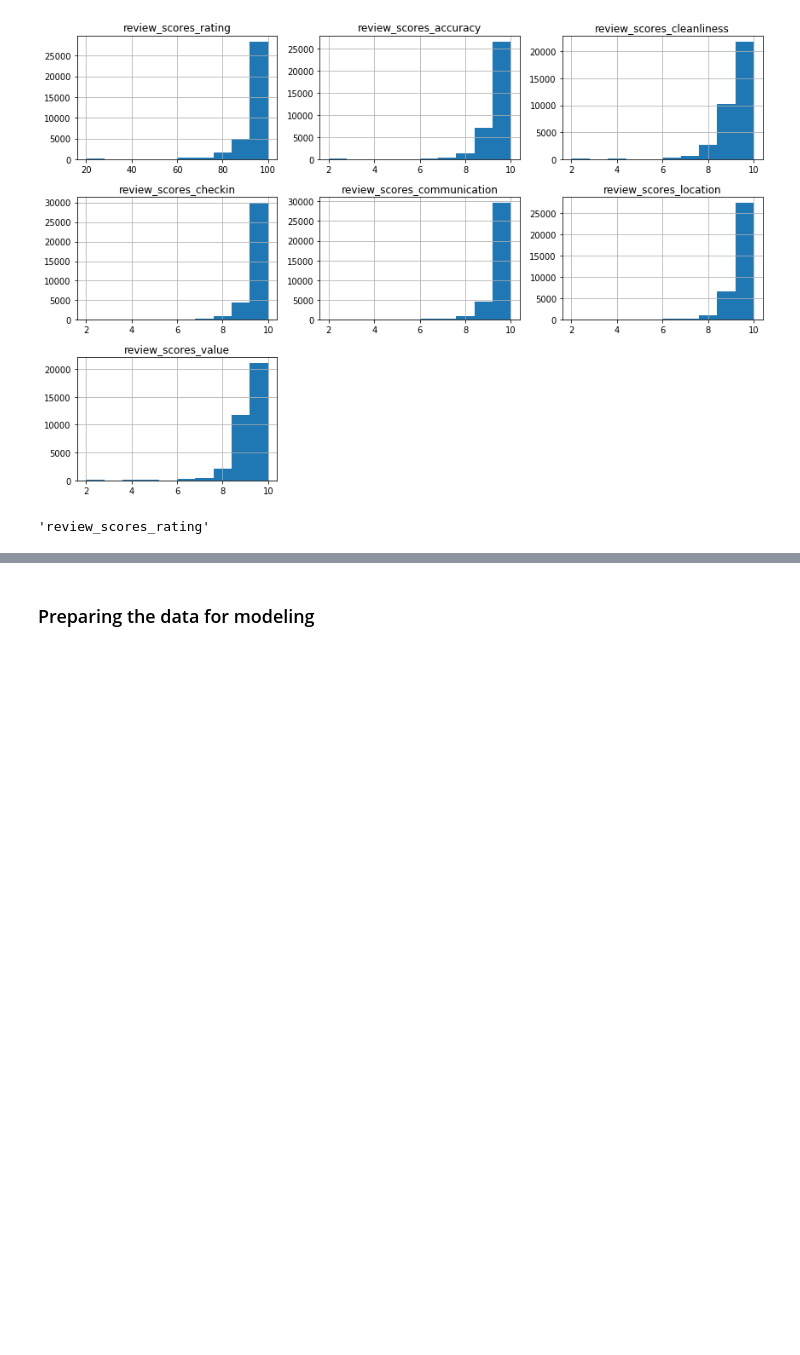
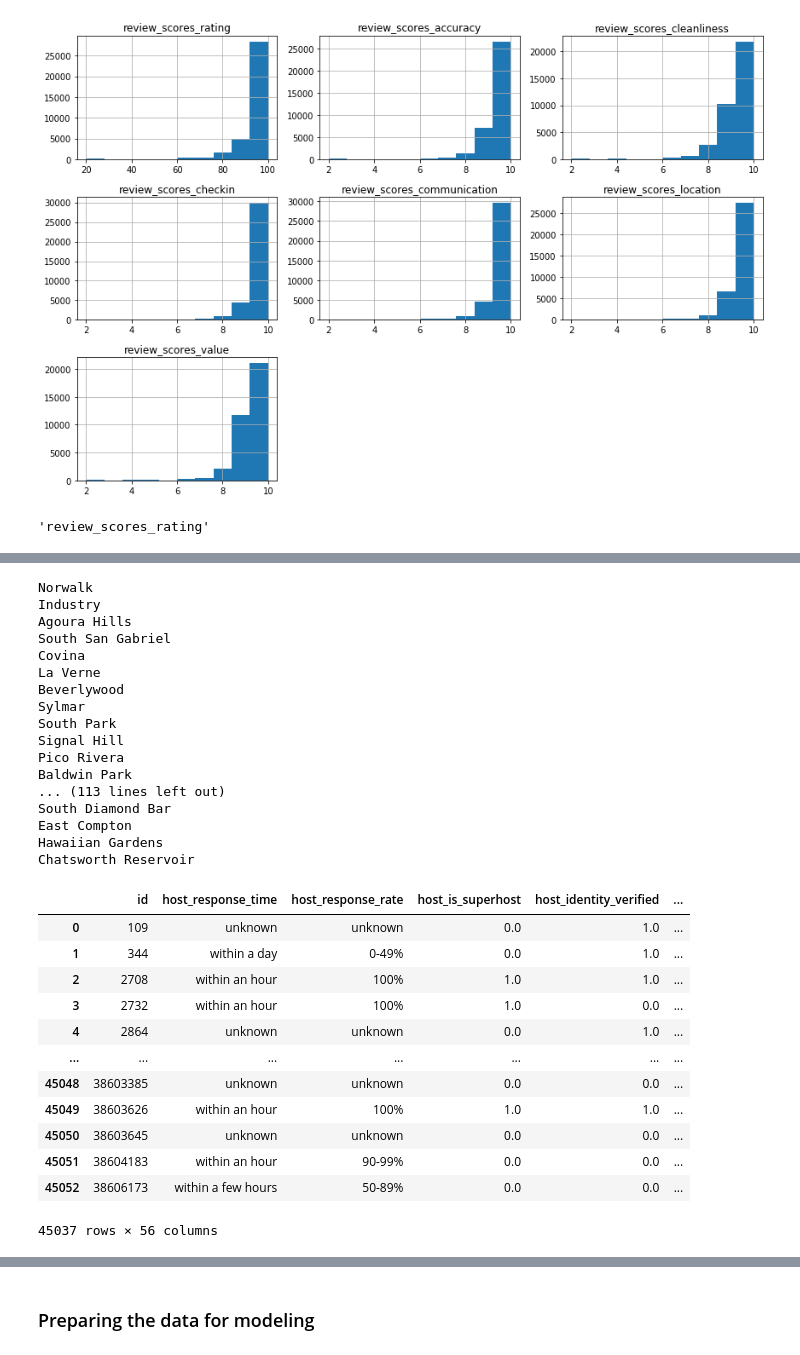
Before and after one commit to kianamills26/super-duper, a Jupyter notebook: FINAL_PROJ.ipynb, the cells around one changed output, grey strips where cells are left out. Drawn from its saved outputs; the diff is of its cells as text; code cells hidden in the pictures; blank space fills up the shorter version.

```diff
--- a/FINAL_PROJ.ipynb
+++ b/FINAL_PROJ.ipynb
@@ -418,3 +439,5 @@ df.drop('last_review', axis=1, inplace=True)
+# %%
+df.drop(['time_since_first_review', 'time_since_last_review'], axis=1, inplace=True)
 # %%
 # Checking the distributions of the review ratings columns
 variables_to_plot = list(df.columns[df.columns.str.startswith("review_scores") == True])
@@ -464,0 +503,60 @@ df.drop('first_review', axis=1, inplace=True)
+# %%
+
+# Replacing other categories with 'other'
+#df.loc[~df.property_type.isin(['House', 'Apartment']), 'property_type'] = 'Other'
+values = df['neighbourhood_cleansed'].value_counts().keys().to_list()
+counts = df['neighbourhood_cleansed'].value_counts().to_list()
+
+low_values = []
+for c in range(len(counts)):
+    if counts[c] < 50:
+        print(values[c])
+        low_values.append(values[c])
+low_values
+
+# for i in range(len(counts)):
+#     if counts[i] < 50:
+#         #print(i)
+#         #print(counts[i])
+#         #df[i]['neighbourhood_cleansed'] = "Other"
+#         #df.iloc[i, df.columns.get_loc('neighbourhood_cleansed')] = "Other"
+#         print(i)
+#         #df.drop(df.index[i])
+
+
+
+# Replacing other categories with 'other'
+df.loc[df.neighbourhood_cleansed.isin(low_values), 'neighbourhood_cleansed'] = 'Other'
+
+df
+# %% [output]
+Norwalk
+Industry
+Agoura Hills
+South San Gabriel
+Covina
+La Verne
+Beverlywood
+Sylmar
+South Park
+Signal Hill
+Pico Rivera
+Baldwin Park
+... (113 lines left out)
+South Diamond Bar
+East Compton
+Hawaiian Gardens
+Chatsworth Reservoir
+|  | id | host_response_time | host_response_rate | host_is_superhost | host_identity_verified | ... |
+| 0 | 109 | unknown | unknown | 0.0 | 1.0 | ... |
+| 1 | 344 | within a day | 0-49% | 0.0 | 1.0 | ... |
+| 2 | 2708 | within an hour | 100% | 1.0 | 1.0 | ... |
+| 3 | 2732 | within an hour | 100% | 1.0 | 0.0 | ... |
+| 4 | 2864 | unknown | unknown | 0.0 | 1.0 | ... |
+| ... | ... | ... | ... | ... | ... | ... |
+| 45048 | 38603385 | unknown | unknown | 0.0 | 0.0 | ... |
+| 45049 | 38603626 | within an hour | 100% | 1.0 | 1.0 | ... |
+| 45050 | 38603645 | unknown | unknown | 0.0 | 0.0 | ... |
+| 45051 | 38604183 | within an hour | 90-99% | 0.0 | 0.0 | ... |
+| 45052 | 38606173 | within a few hours | 50-89% | 0.0 | 0.0 | ... |
+45037 rows × 56 columns
```
Also changed, not shown: parts of 13 cells of this notebook.
